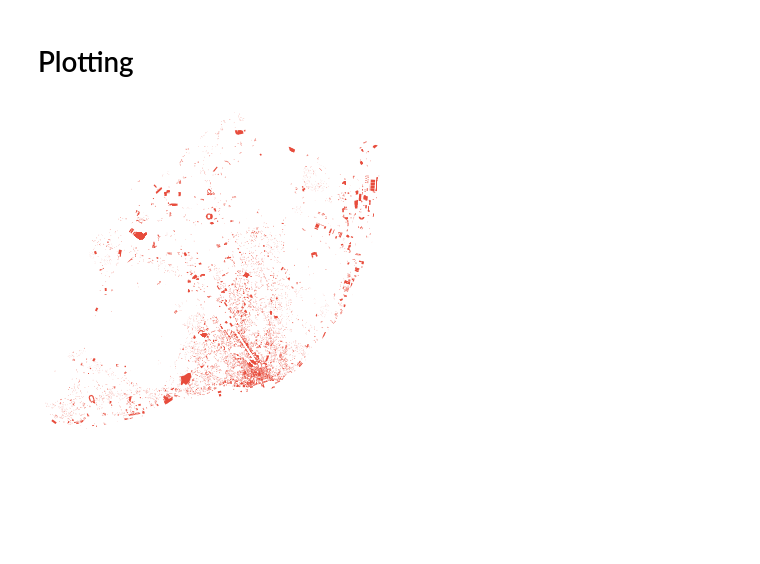
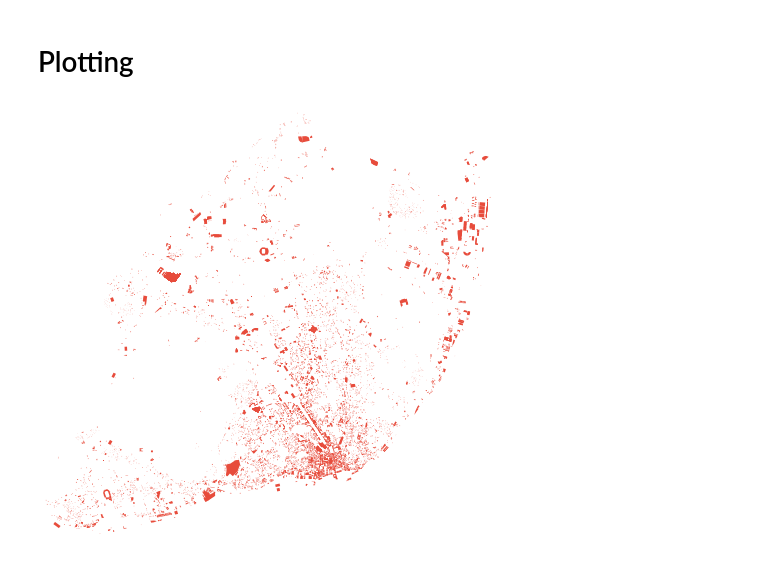
Before and after one commit to ricardozacarias/lisbon-buildings, a Jupyter notebook: main.ipynb, the cells around one changed output. Cells and saved outputs as stored; diff of their text form; code cells hidden in the pictures; blank space fills up the shorter version.

Commit message:
buildings

```diff
--- a/main.ipynb
+++ b/main.ipynb
@@ -93,12 +93,11 @@ alvaras = alvaras.to_crs('EPSG:3763')
 # %% [markdown]
 # Plotting
 # %%
-#base = lisbon.plot(, facecolor='none', edgecolor='k', lw=.25)
-base = buildings.plot(figsize=(6, 6), facecolor='none', edgecolor='none', alpha=1)
-alvaras.plot(ax=base, facecolor=flatui[3], edgecolor='k', alpha=1, lw=.25)
+base = buildings.plot(figsize=(8, 8), facecolor='none', edgecolor='none', alpha=1)
+alvaras.plot(ax=base, facecolor=flatui[3], edgecolor='none', alpha=1)
 base.axis('off');
 base.margins(0)
 base.tick_params(left=False, labelleft=False, bottom=False, labelbottom=False)
 plt.savefig('figures/alvaras.png', dpi=100, bbox_inches='tight', pad_inches=0)
 # %% [output]
-[figure, old version]
+[figure, new version]
```
Also changed, not shown: parts of 1 cell of this notebook, 2 other files.
